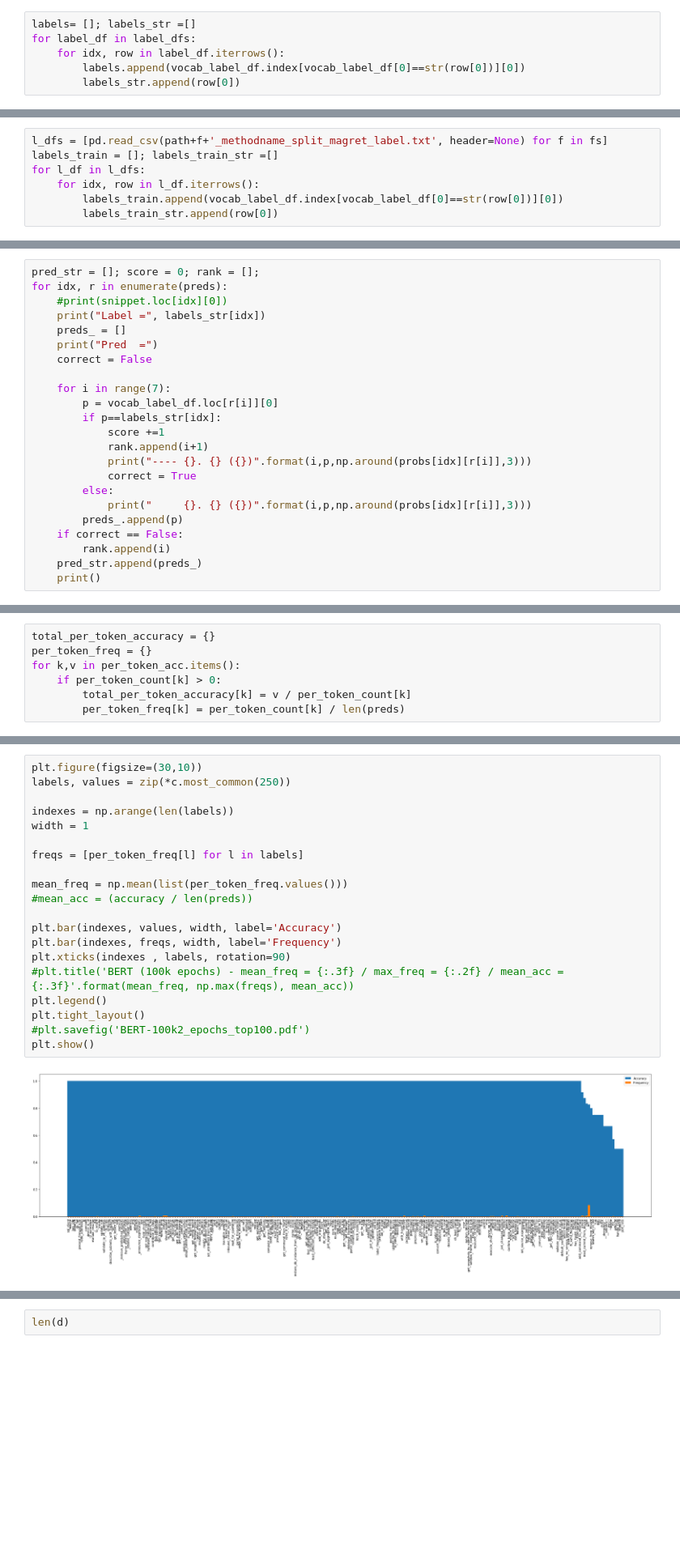
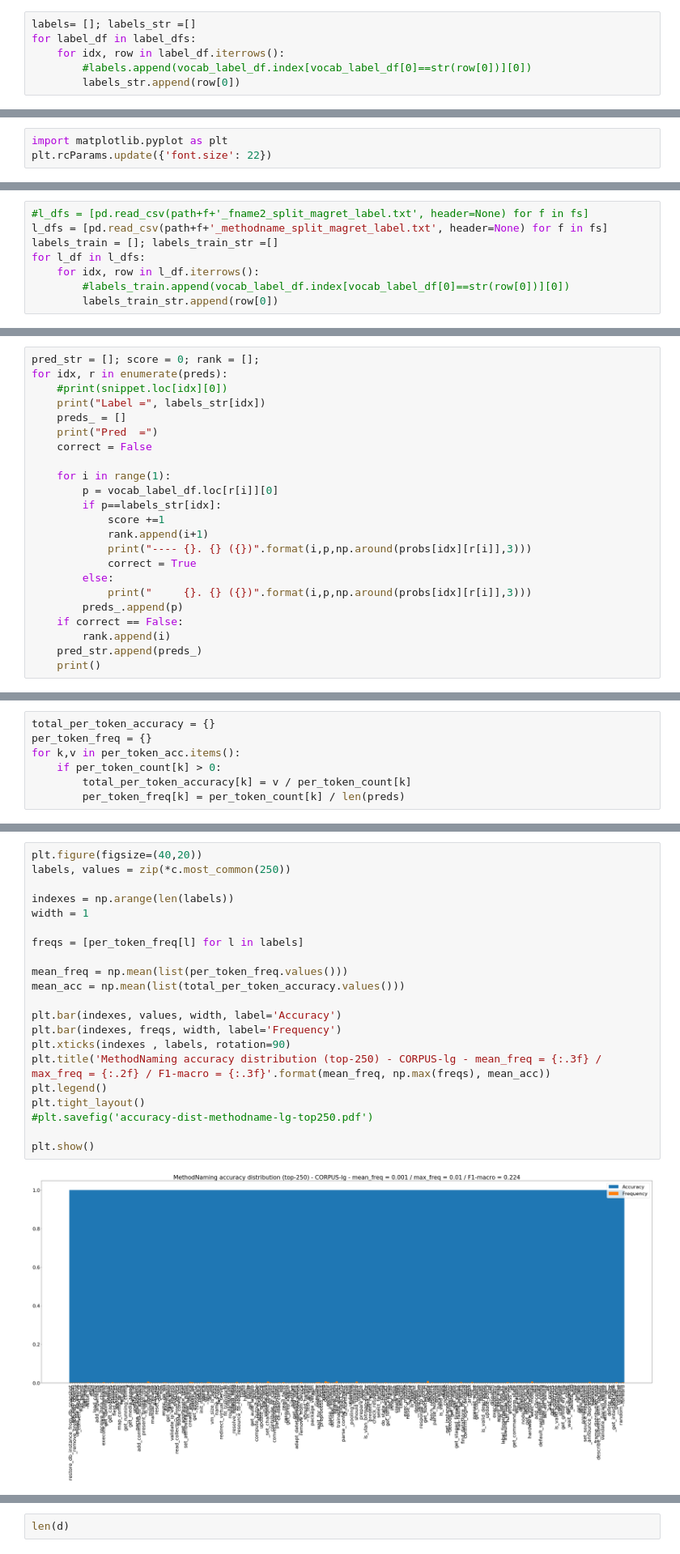
Before and after one commit to dtsbourg/BiFocalE, a Jupyter notebook: notebook/Inspect Predictions - Method Naming.ipynb, the cells around one changed output, grey strips where cells are left out. Shown at 81% size. Saved outputs shown, nothing was run; the diff lists cells and outputs as text; blank space fills up the shorter version.

```diff
--- a/notebook/Inspect Predictions - Method Naming.ipynb
+++ b/notebook/Inspect Predictions - Method Naming.ipynb
@@ -93,5 +97,5 @@ label_dfs = [pd.read_csv(path+f+'_methodname_split_magret_label_val.txt', header
 labels= []; labels_str =[]
 for label_df in label_dfs:
     for idx, row in label_df.iterrows():
-        labels.append(vocab_label_df.index[vocab_label_df[0]==str(row[0])][0])
+        #labels.append(vocab_label_df.index[vocab_label_df[0]==str(row[0])][0])
         labels_str.append(row[0])
@@ -118,2 +110,5 @@ labels_str
+# %%
+import matplotlib.pyplot as plt
+plt.rcParams.update({'font.size': 22})
 # %%
 c = Counter(labels_str)
@@ -132,9 +143,10 @@ plt.show()
 # %%
+#l_dfs = [pd.read_csv(path+f+'_fname2_split_magret_label.txt', header=None) for f in fs]
 l_dfs = [pd.read_csv(path+f+'_methodname_split_magret_label.txt', header=None) for f in fs]
 labels_train = []; labels_train_str =[]
 for l_df in l_dfs:
     for idx, row in l_df.iterrows():
-        labels_train.append(vocab_label_df.index[vocab_label_df[0]==str(row[0])][0])
+        #labels_train.append(vocab_label_df.index[vocab_label_df[0]==str(row[0])][0])
         labels_train_str.append(row[0])
 # %%
 c = Counter(labels_train_str)
@@ -168,7 +196,7 @@ for idx, r in enumerate(preds):
     print("Pred  =")
     correct = False
 
-    for i in range(7):
+    for i in range(1):
         p = vocab_label_df.loc[r[i]][0]
         if p==labels_str[idx]:
             score +=1
@@ -251,22 +299,23 @@ c.most_common(1000)
 # %%
-plt.figure(figsize=(30,10))
+plt.figure(figsize=(40,20))
 labels, values = zip(*c.most_common(250))
 
 indexes = np.arange(len(labels))
 width = 1
 
 freqs = [per_token_freq[l] for l in labels]
 
 mean_freq = np.mean(list(per_token_freq.values()))
-#mean_acc = (accuracy / len(preds))
+mean_acc = np.mean(list(total_per_token_accuracy.values()))
 
 plt.bar(indexes, values, width, label='Accuracy')
 plt.bar(indexes, freqs, width, label='Frequency')
 plt.xticks(indexes , labels, rotation=90)
-#plt.title('BERT (100k epochs) - mean_freq = {:.3f} / max_freq = {:.2f} / mean_acc = {:.3f}'.format(mean_freq, np.max(freqs), mean_acc))
+plt.title('MethodNaming accuracy distribution (top-250) - CORPUS-lg - mean_freq = {:.3f} / max_freq = {:.2f} / F1-macro = {:.3f}'.format(mean_freq, np.max(freqs), mean_acc))
 plt.legend()
 plt.tight_layout()
-#plt.savefig('BERT-100k2_epochs_top100.pdf')
+#plt.savefig('accuracy-dist-methodname-lg-top250.pdf')
+
 plt.show()
 # %% [output]
-[figure, old version]
+[figure, new version]
```
Also changed, not shown: parts of 37 cells of this notebook, 4 other files.
